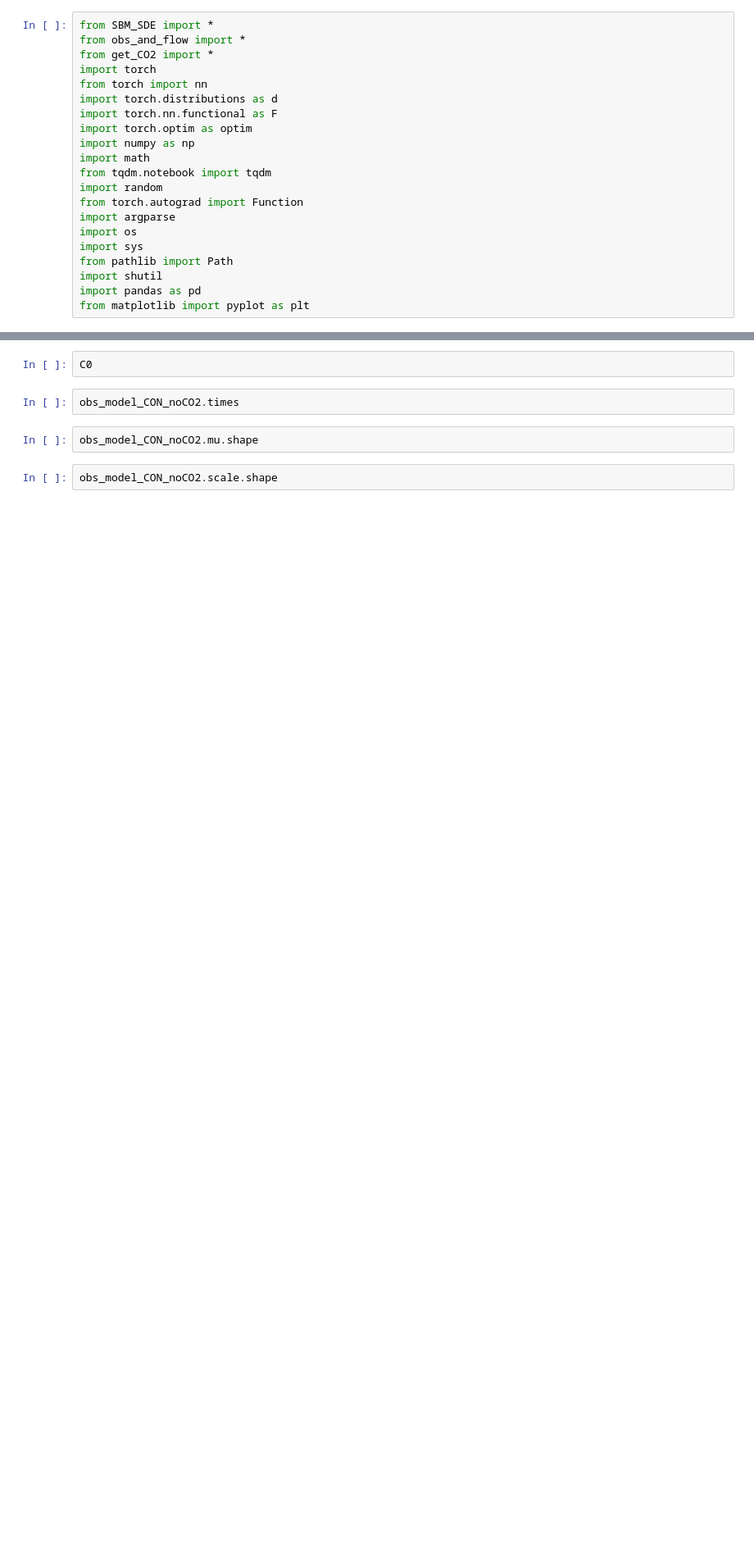
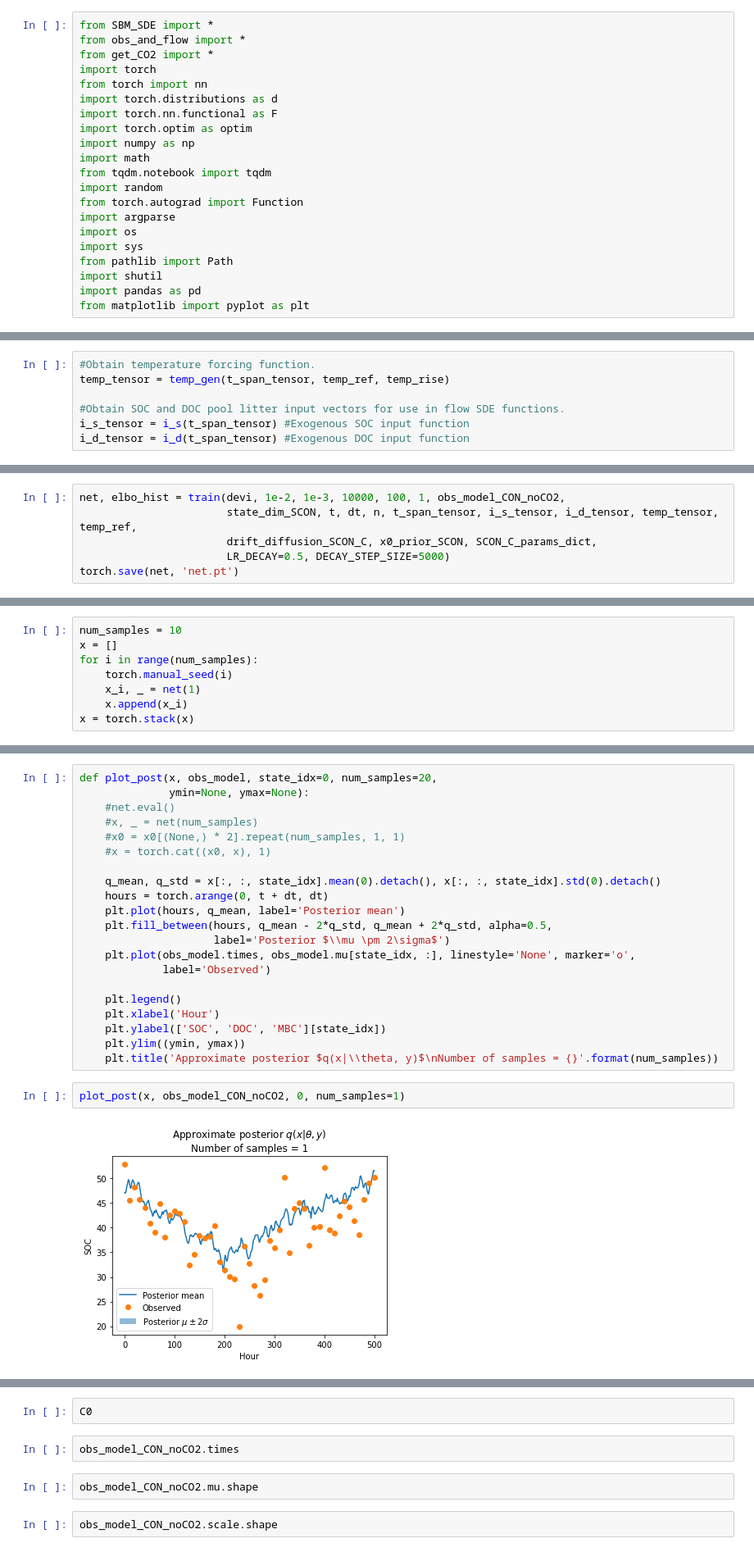
Before and after one commit to wallyxie/varInferenceSoilBiogeoModelSyntheticData, a Jupyter notebook: python_sde_variational_inference_code/SCON wo CO2 - Learn posterior of x0.ipynb, the cells around one changed output, grey strips where cells are left out. Shown at 82% size. Drawn from its saved outputs; the diff is of its cells as text; blank space fills up the shorter version.

Commit message:
Replaced SCON wo CO2

```diff
--- a/python_sde_variational_inference_code/SCON wo CO2 - Learn posterior of x0.ipynb
+++ b/python_sde_variational_inference_code/SCON wo CO2 - Learn posterior of x0.ipynb
@@ -293,0 +74,7 @@ min(3, 10)
+# %%
+#Obtain temperature forcing function.
+temp_tensor = temp_gen(t_span_tensor, temp_ref, temp_rise)
+
+#Obtain SOC and DOC pool litter input vectors for use in flow SDE functions.
+i_s_tensor = i_s(t_span_tensor) #Exogenous SOC input function
+i_d_tensor = i_d(t_span_tensor) #Exogenous DOC input function
@@ -293,0 +174,6 @@ min(3, 10)
+# %%
+net, elbo_hist = train(devi, 1e-2, 1e-3, 10000, 100, 1, obs_model_CON_noCO2,
+                       state_dim_SCON, t, dt, n, t_span_tensor, i_s_tensor, i_d_tensor, temp_tensor, temp_ref,
+                       drift_diffusion_SCON_C, x0_prior_SCON, SCON_C_params_dict,
+                       LR_DECAY=0.5, DECAY_STEP_SIZE=5000)
+torch.save(net, 'net.pt')
@@ -293,0 +198,8 @@ min(3, 10)
+# %%
+num_samples = 10
+x = []
+for i in range(num_samples):
+    torch.manual_seed(i)
+    x_i, _ = net(1)
+    x.append(x_i)
+x = torch.stack(x)
@@ -293,0 +233,25 @@ min(3, 10)
+# %%
+def plot_post(x, obs_model, state_idx=0, num_samples=20,
+              ymin=None, ymax=None):
+    #net.eval()
+    #x, _ = net(num_samples)
+    #x0 = x0[(None,) * 2].repeat(num_samples, 1, 1)
+    #x = torch.cat((x0, x), 1)
+
+    q_mean, q_std = x[:, :, state_idx].mean(0).detach(), x[:, :, state_idx].std(0).detach()
+    hours = torch.arange(0, t + dt, dt)
+    plt.plot(hours, q_mean, label='Posterior mean')
+    plt.fill_between(hours, q_mean - 2*q_std, q_mean + 2*q_std, alpha=0.5,
+                     label='Posterior $\\mu \pm 2\sigma$')
+    plt.plot(obs_model.times, obs_model.mu[state_idx, :], linestyle='None', marker='o',
+             label='Observed')
+
+    plt.legend()
+    plt.xlabel('Hour')
+    plt.ylabel(['SOC', 'DOC', 'MBC'][state_idx])
+    plt.ylim((ymin, ymax))
+    plt.title('Approximate posterior $q(x|\\theta, y)$\nNumber of samples = {}'.format(num_samples))
+# %%
+plot_post(x, obs_model_CON_noCO2, 0, num_samples=1)
+# %% [output]
+[figure, added]
```
Also changed, not shown: parts of 47 cells of this notebook.
